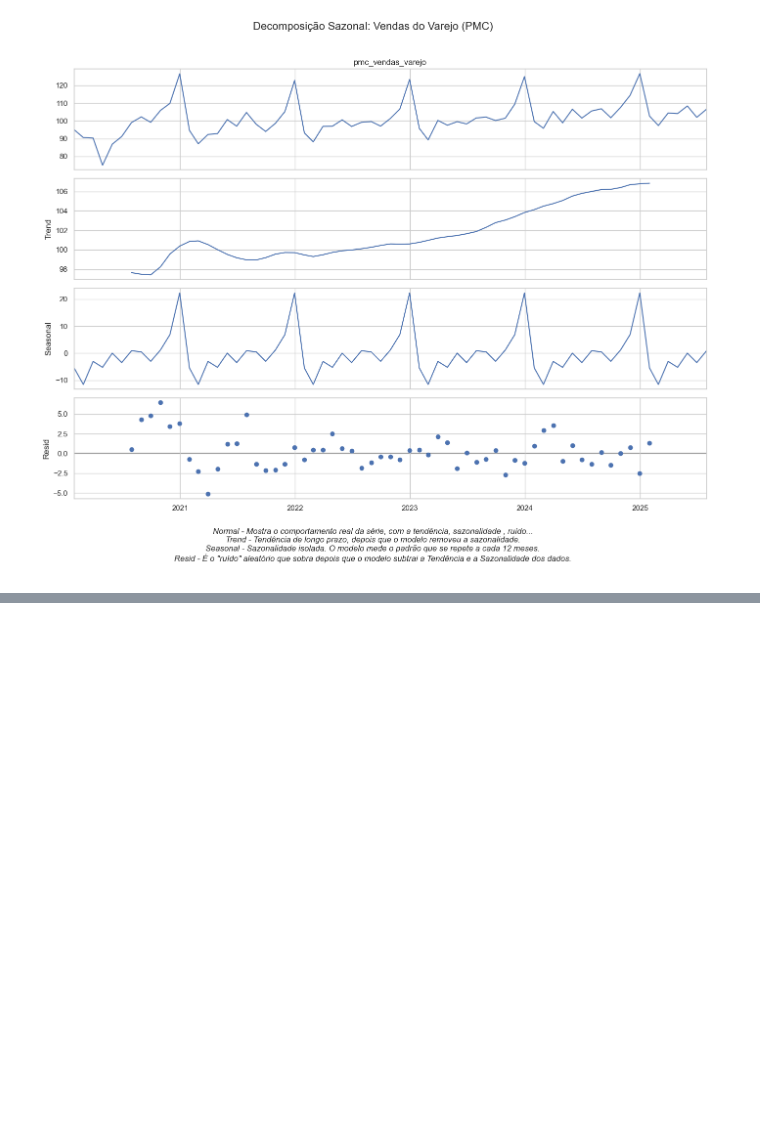
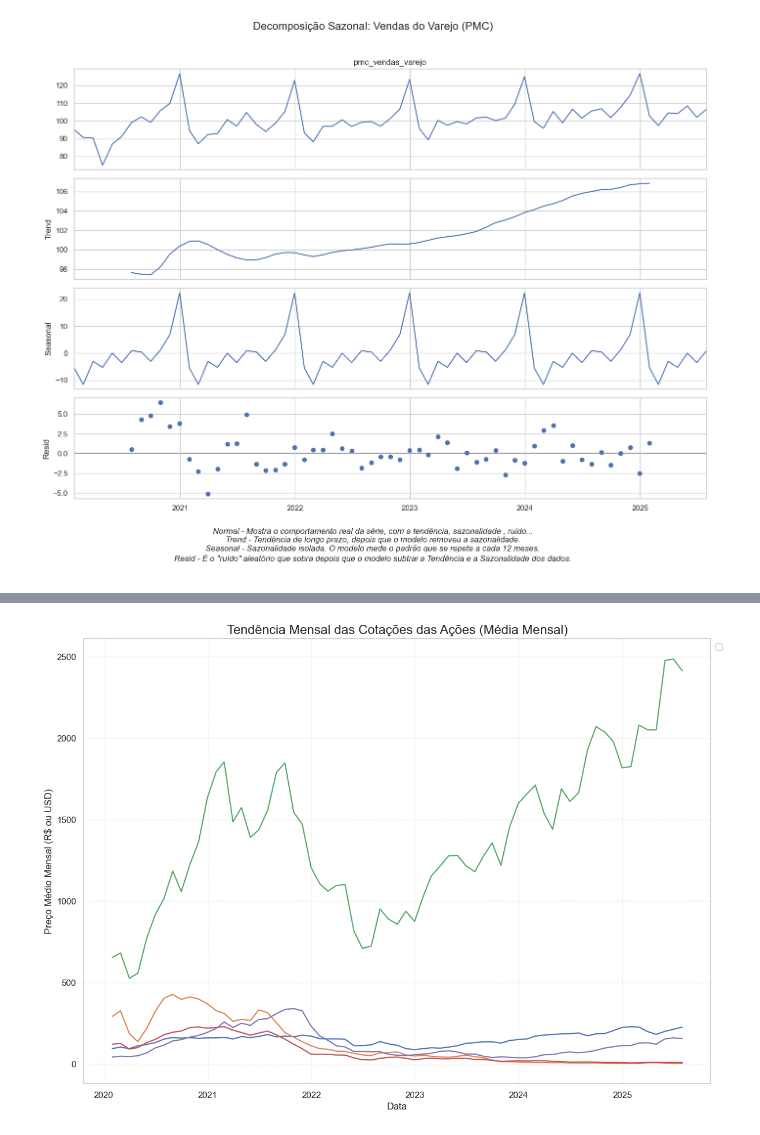
Before and after one commit to ThiagoPBorges/E-commerce-Macroeconomia-BR, a Jupyter notebook: notebooks_/03_exploratory_data_analysis.ipynb, the cells around one changed output, grey strips where cells are left out. Drawn from its saved outputs; the diff is of its cells as text; code cells hidden in the pictures; blank space fills up the shorter version.

Commit message:
Coleta preço de ações feita

```diff
--- a/notebooks_/03_exploratory_data_analysis.ipynb
+++ b/notebooks_/03_exploratory_data_analysis.ipynb
@@ -521,0 +518,20 @@ plt.show()
+# %%
+plt.figure(figsize=(14,10))
+
+for coluna in df.columns:
+    if coluna.startswith('st'):
+        plt.plot(
+            df.index,
+            df[coluna]
+        )
+
+plt.title('Tendência Mensal das Cotações das Ações (Média Mensal)', fontsize=16)
+plt.xlabel('Data')
+plt.ylabel('Preço Médio Mensal (R$ ou USD)')
+plt.grid(True, linestyle='--', alpha=0.3) # Adiciona um grid
+
+plt.legend(loc='upper left', bbox_to_anchor=(1, 1))
+
+plt.show()
+# %% [output]
+[figure, added]
```
Also changed, not shown: parts of 7 cells of this notebook, 2 other files.
